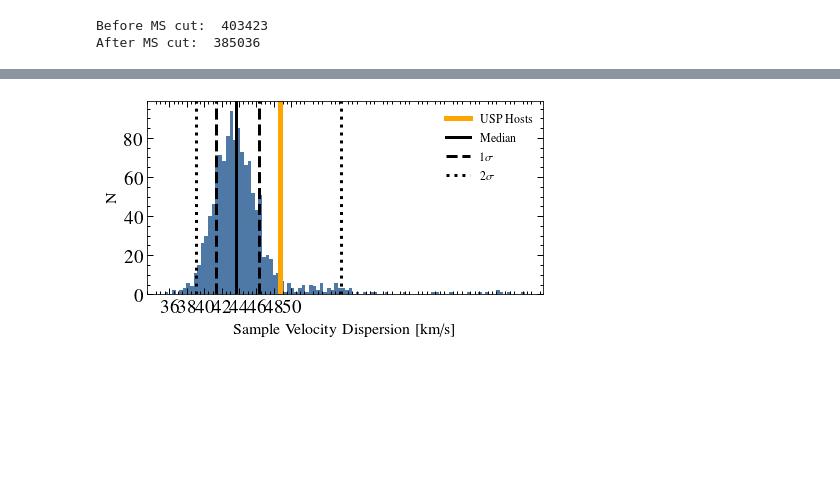
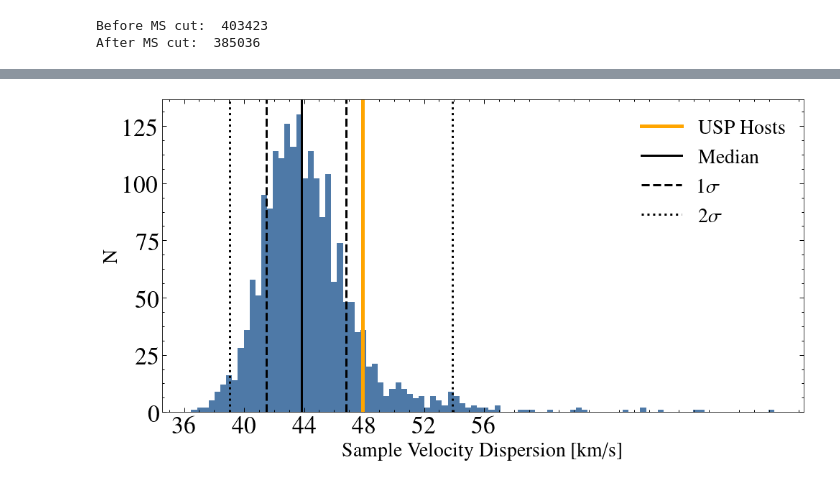
Before and after one commit to jacobhhamer/USP_Project, a Jupyter notebook: USP_Destruction_Paper.ipynb, the cells around one changed output, grey strips where cells are left out. Cells and saved outputs as stored; diff of their text form; code cells hidden in the pictures; blank space fills up the shorter version.

Commit message:
Presentation quality plot, save MC iterations

```diff
--- a/USP_Destruction_Paper.ipynb
+++ b/USP_Destruction_Paper.ipynb
@@ -1207,5 +1289,5 @@ i =  1125 2019-11-06 16:46:38.811223
 # %%
-souspdev, souspcontroldevs, souspsamps=usp_vs_control_dispersion_hist(so_usps_ms, gaiams, mciters=1250)
+souspdev, souspcontroldevs, souspsamps=usp_vs_control_dispersion_hist(so_usps_ms, gaiams, mciters=2000)
 # %% [output]
 A value is trying to be set on a copy of a slice from a DataFrame.
 Try using .loc[row_indexer,col_indexer] = value instead
@@ -1229,47 +1316,47 @@ i =  1125 2019-11-06 13:37:09.103078
 # %%
-font={'size':16}
+font={'size':28}
 plt.rc('font',**font)
-fig, ax = plt.subplots(nrows=1, ncols=1, figsize=(7.1,7.1*.5))
+fig, ax = plt.subplots(nrows=1, ncols=1, figsize=(16,16*.5))
 
-ax.hist(dr25uspcontroldevs, bins = 100)
-ax.axvline(dr25uspdev, label = 'USP Hosts',lw=5, color='orange')
-#plt.vlines(dr25uspdev, ymin = 0, ymax = maxy, label = 'USP Total Dev', color = 'orange',lw=10)
-ax.axvline(x = np.percentile(dr25uspcontroldevs,50), label = 'Median', lw=3,color = 'k')
-ax.axvline(x = np.percentile(dr25uspcontroldevs,16,), lw=3,color = 'k', linestyle = '--', label='$1 \sigma$')
-ax.axvline(x = np.percentile(dr25uspcontroldevs,84), lw=3,color = 'k', linestyle = '--')
-ax.axvline(x = np.percentile(dr25uspcontroldevs,2), lw=3,color = 'k', linestyle = ':', label='$2 \sigma$')
-ax.axvline(x = np.percentile(dr25uspcontroldevs,98), lw=3,color = 'k', linestyle = ':')
-ax.set_xlabel('Sample Velocity Dispersion [km/s]')
-ax.set_ylabel('N')
-ax.legend(fontsize=12, frameon=False)
+ax.hist(souspcontroldevs, bins = 100)
+ax.axvline(souspdev, label = 'USP Hosts',lw=5, color='orange')
+#plt.vlines(souspdev, ymin = 0, ymax = maxy, label = 'USP Total Dev', color = 'orange',lw=10)
+ax.axvline(x = np.percentile(souspcontroldevs,50), label = 'Median', lw=3,color = 'k')
+ax.axvline(x = np.percentile(souspcontroldevs,16,), lw=3,color = 'k', linestyle = '--', label='$1 \sigma$')
+ax.axvline(x = np.percentile(souspcontroldevs,84), lw=3,color = 'k', linestyle = '--')
+ax.axvline(x = np.percentile(souspcontroldevs,2), lw=3,color = 'k', linestyle = ':', label='$2 \sigma$')
+ax.axvline(x = np.percentile(souspcontroldevs,98), lw=3,color = 'k', linestyle = ':')
+ax.set_xlabel('Sample Velocity Dispersion [km/s]', size=28)
+ax.set_ylabel('N', size=28)
+ax.legend(fontsize=28, frameon=False)
 #ax.set_xlim(35.75,51)
-ax.set_xticks(np.arange(36,52,2))
+ax.set_xticks(np.arange(36,60,4))
 ax.xaxis.set_minor_locator(AutoMinorLocator(4))
 ax.yaxis.set_minor_locator(AutoMinorLocator(4))
 ax.tick_params(top=True, left=True, right=True, bottom=True, which='both')
 
-# ax[1].hist(dr25uspcontroldevs2, bins = 100)
-# ax[1].axvline(dr25uspdev2, label = 'Jupiter Hosts',lw=5, color='orange')
-# ax[1].axvline(x = np.percentile(dr25uspcontroldevs2,50), label = 'Median', lw=3,color = 'k')
-# ax[1].axvline(x = np.percentile(dr25uspcontroldevs2,16,), lw=3,color = 'k', linestyle = '--',label='$1 \sigma$')
-# ax[1].axvline(x = np.percentile(dr25uspcontroldevs2,84), lw=3,color = 'k', linestyle = '--')
-# ax[1].axvline(x = np.percentile(dr25uspcontroldevs2,2), lw=3,color = 'k', linestyle = ':',label='$2 \sigma$')
-# ax[1].axvline(x = np.percentile(dr25uspcontroldevs2,98), lw=3,color = 'k', linestyle = ':')
+# ax[1].hist(souspcontroldevs2, bins = 100)
+# ax[1].axvline(souspdev2, label = 'Jupiter Hosts',lw=5, color='orange')
+# ax[1].axvline(x = np.percentile(souspcontroldevs2,50), label = 'Median', lw=3,color = 'k')
+# ax[1].axvline(x = np.percentile(souspcontroldevs2,16,), lw=3,color = 'k', linestyle = '--',label='$1 \sigma$')
+# ax[1].axvline(x = np.percentile(souspcontroldevs2,84), lw=3,color = 'k', linestyle = '--')
+# ax[1].axvline(x = np.percentile(souspcontroldevs2,2), lw=3,color = 'k', linestyle = ':',label='$2 \sigma$')
+# ax[1].axvline(x = np.percentile(souspcontroldevs2,98), lw=3,color = 'k', linestyle = ':')
 # ax[1].set_xlabel('Sample Velocity Dispersion [km/s]')
 # ax[1].set_ylabel('N')
 # ax[1].legend(fontsize=12, frameon=False)
 # #ax[1].set_xlim(35.75,51)
 # ax[1].set_xticks(np.arange(36,52,2))
 # ax[1].yaxis.set_major_locator(MultipleLocator(100))
 # ax[1].xaxis.set_minor_locator(AutoMinorLocator(4))
 # ax[1].yaxis.set_minor_locator(AutoMinorLocator(4))
 # ax[1].tick_params(top=True, left=True, right=True, bottom=True, which='both')
 # plt.tight_layout()
 
-plt.savefig('PaperPlots/dr25usp_combined_hist.png',bbox_inches='tight', dpi=300)
-plt.savefig('PaperPlots/dr25usp_combined_hist.pdf',bbox_inches='tight')
+plt.savefig('PaperPlots/sousp_combined_hist.png',bbox_inches='tight', dpi=300)
+plt.savefig('PaperPlots/sousp_combined_hist.pdf',bbox_inches='tight')
 # %% [output]
-[figure, old version]
+[figure, new version]
 # %%
 font={'size':16}
 plt.rc('font',**font)
```
Also changed, not shown: parts of 25 cells of this notebook, 4 other files.
